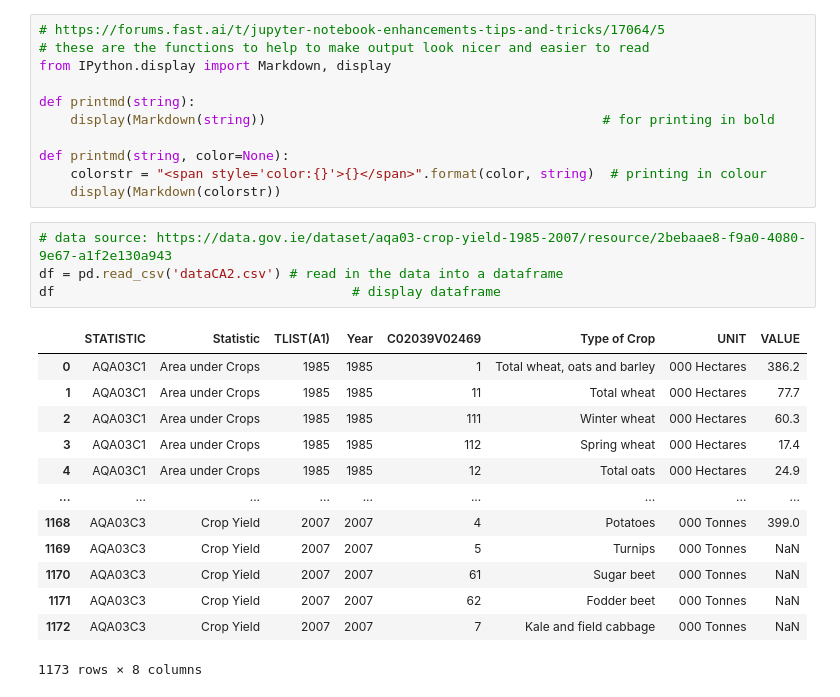
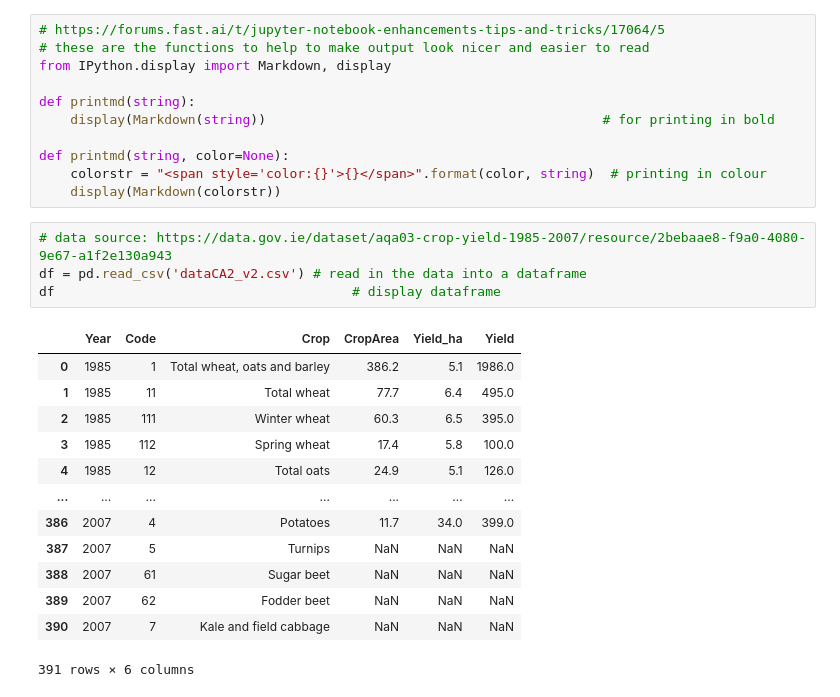
Before and after one commit to Vitalismirnov/CA2_Smirnoff, a Jupyter notebook: CA2_VitalisSmirnovs.ipynb, the cells around one changed output. Drawn from its saved outputs; the diff is of its cells as text.

Commit message:
second data set

```diff
--- a/CA2_VitalisSmirnovs.ipynb
+++ b/CA2_VitalisSmirnovs.ipynb
@@ -54,22 +54,22 @@ def printmd(string, color=None):
     display(Markdown(colorstr))
 # %%
 # data source: https://data.gov.ie/dataset/aqa03-crop-yield-1985-2007/resource/2bebaae8-f9a0-4080-9e67-a1f2e130a943
-df = pd.read_csv('dataCA2.csv') # read in the data into a dataframe
+df = pd.read_csv('dataCA2_v2.csv') # read in the data into a dataframe
 df                                      # display dataframe
 # %% [output]
-|  | STATISTIC | Statistic | TLIST(A1) | Year | C02039V02469 | Type of Crop | UNIT | VALUE |
-| 0 | AQA03C1 | Area under Crops | 1985 | 1985 | 1 | Total wheat, oats and barley | 000 Hectares | 386.2 |
-| 1 | AQA03C1 | Area under Crops | 1985 | 1985 | 11 | Total wheat | 000 Hectares | 77.7 |
-| 2 | AQA03C1 | Area under Crops | 1985 | 1985 | 111 | Winter wheat | 000 Hectares | 60.3 |
-| 3 | AQA03C1 | Area under Crops | 1985 | 1985 | 112 | Spring wheat | 000 Hectares | 17.4 |
-| 4 | AQA03C1 | Area under Crops | 1985 | 1985 | 12 | Total oats | 000 Hectares | 24.9 |
-| ... | ... | ... | ... | ... | ... | ... | ... | ... |
-| 1168 | AQA03C3 | Crop Yield | 2007 | 2007 | 4 | Potatoes | 000 Tonnes | 399.0 |
-| 1169 | AQA03C3 | Crop Yield | 2007 | 2007 | 5 | Turnips | 000 Tonnes | NaN |
-| 1170 | AQA03C3 | Crop Yield | 2007 | 2007 | 61 | Sugar beet | 000 Tonnes | NaN |
-| 1171 | AQA03C3 | Crop Yield | 2007 | 2007 | 62 | Fodder beet | 000 Tonnes | NaN |
-| 1172 | AQA03C3 | Crop Yield | 2007 | 2007 | 7 | Kale and field cabbage | 000 Tonnes | NaN |
+|  | Year | Code | Crop | CropArea | Yield_ha | Yield |
+| 0 | 1985 | 1 | Total wheat, oats and barley | 386.2 | 5.1 | 1986.0 |
+| 1 | 1985 | 11 | Total wheat | 77.7 | 6.4 | 495.0 |
+| 2 | 1985 | 111 | Winter wheat | 60.3 | 6.5 | 395.0 |
+| 3 | 1985 | 112 | Spring wheat | 17.4 | 5.8 | 100.0 |
+| 4 | 1985 | 12 | Total oats | 24.9 | 5.1 | 126.0 |
+| ... | ... | ... | ... | ... | ... | ... |
+| 386 | 2007 | 4 | Potatoes | 11.7 | 34.0 | 399.0 |
+| 387 | 2007 | 5 | Turnips | NaN | NaN | NaN |
+| 388 | 2007 | 61 | Sugar beet | NaN | NaN | NaN |
+| 389 | 2007 | 62 | Fodder beet | NaN | NaN | NaN |
+| 390 | 2007 | 7 | Kale and field cabbage | NaN | NaN | NaN |
-1173 rows × 8 columns
+391 rows × 6 columns
 # %%
 # have a look at the data, to see what it looks like
 printmd("**Table 1: Data info**", color='red')
```
Also changed, not shown: parts of 6 cells of this notebook, 2 other files.
